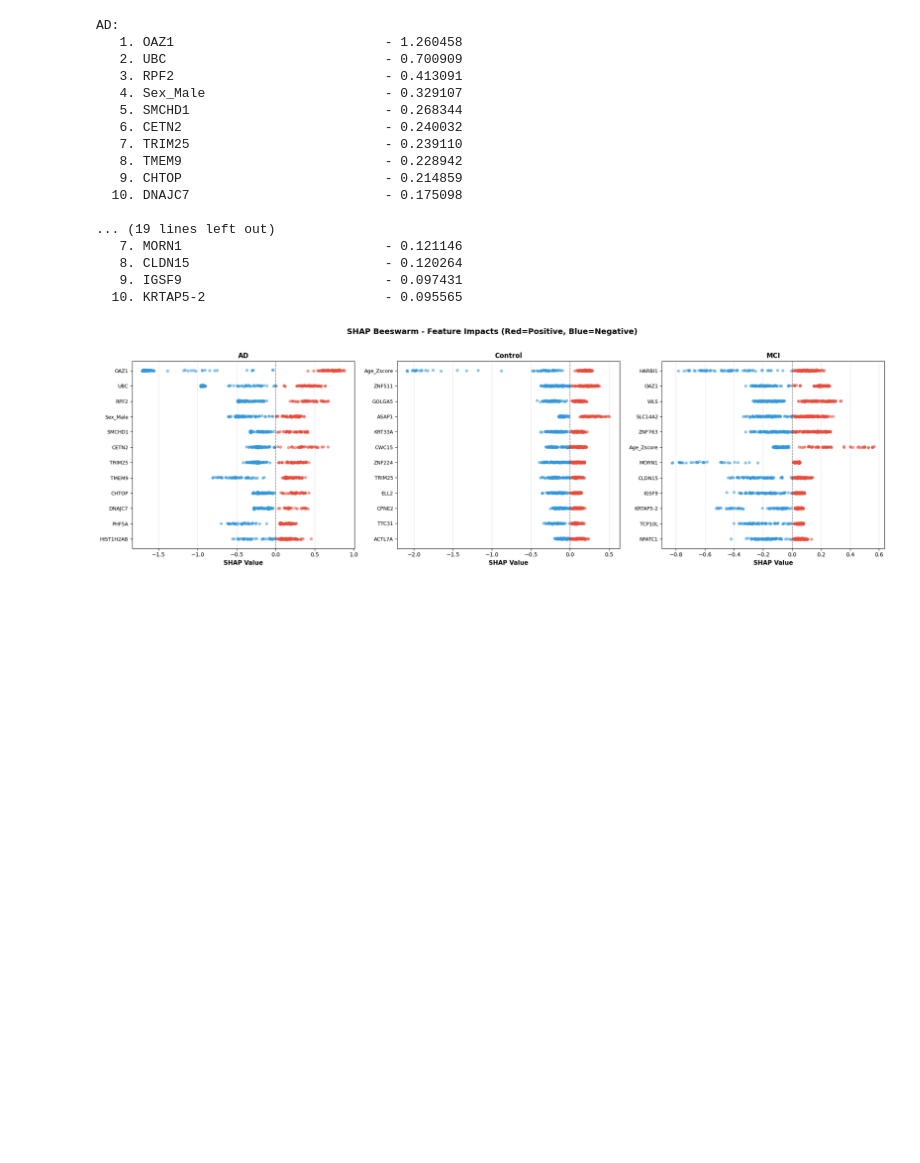
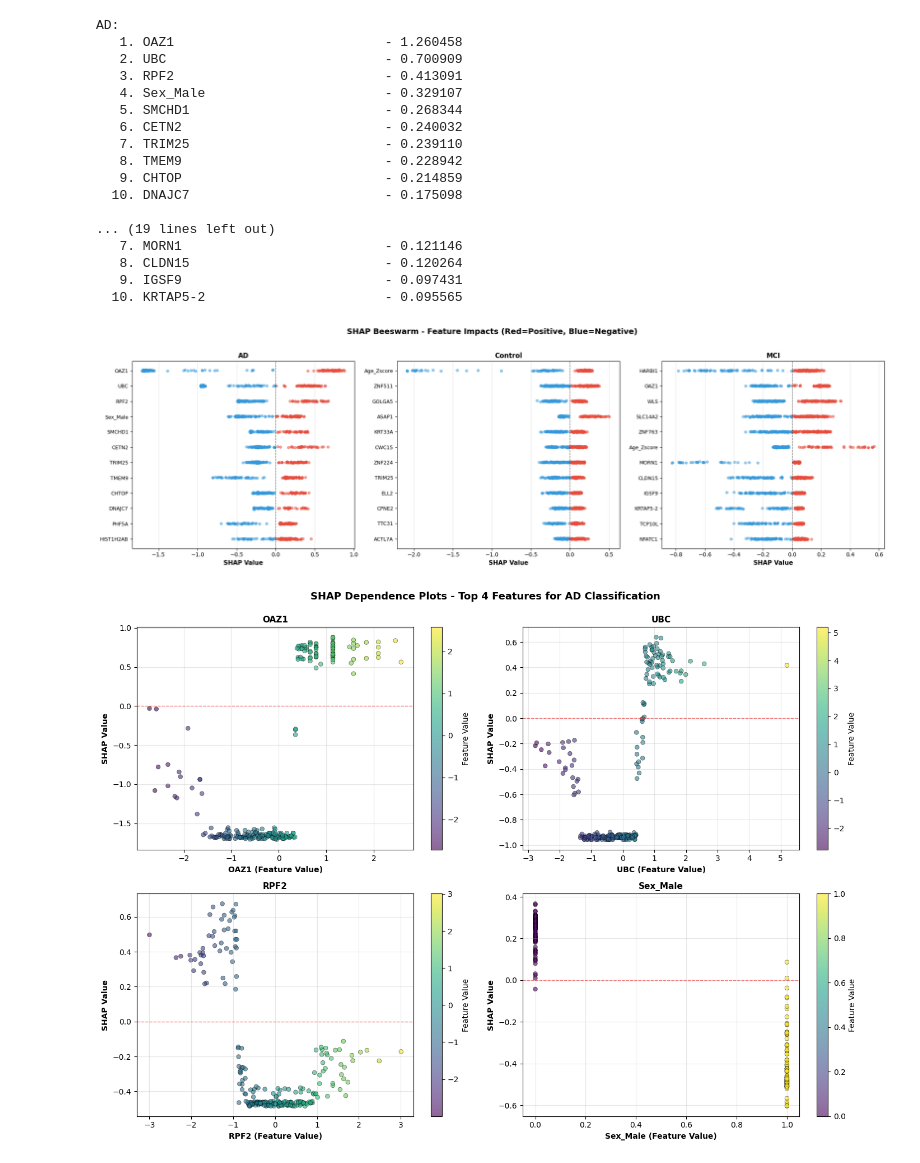
Before and after one commit to bkiritom8/ML-Course-Project, a Jupyter notebook: Modelling.ipynb, the cells around one changed output. Cells and saved outputs as stored; diff of their text form; code cells hidden in the pictures; blank space fills up the shorter version.

Commit message:
SHAP dependence plots - top 4 AD features showing non-linear relationships

```diff
--- a/Modelling.ipynb
+++ b/Modelling.ipynb
@@ -922,3 +922,35 @@ plt.savefig('02_shap_beeswarm.png', dpi=300, bbox_inches='tight')
 plt.show()
 # %% [output]
 [figure]
+# %%
+fig, axes = plt.subplots(2, 2, figsize=(14, 10))
+axes = axes.flatten()
+
+# Use AD class (index 0)
+sv_ad = shap_values_by_class[0]
+importance_ad = np.abs(sv_ad).mean(axis=0)
+top_4_indices = np.argsort(importance_ad)[-4:][::-1]
+
+for idx, (ax, feat_idx) in enumerate(zip(axes, top_4_indices)):
+    shap_vals = sv_ad[:, feat_idx]
+    feature_vals = X_test.iloc[:, feat_idx].values
+
+    # Create scatter plot colored by feature value
+    scatter = ax.scatter(feature_vals, shap_vals, c=feature_vals, cmap='viridis',
+                        alpha=0.6, s=30, edgecolors='black', linewidth=0.5)
+
+    ax.set_xlabel(f'{X_test.columns[feat_idx]} (Feature Value)', fontsize=10, fontweight='bold')
+    ax.set_ylabel('SHAP Value', fontsize=10, fontweight='bold')
+    ax.set_title(f'{X_test.columns[feat_idx]}', fontweight='bold', fontsize=11)
+    ax.grid(alpha=0.3)
+    ax.axhline(y=0, color='red', linestyle='--', linewidth=1, alpha=0.5)
+
+    cbar = plt.colorbar(scatter, ax=ax, label='Feature Value')
+
+plt.suptitle('SHAP Dependence Plots - Top 4 Features for AD Classification',
+             fontsize=13, fontweight='bold', y=0.995)
+plt.tight_layout()
+plt.savefig('03_shap_dependence.png', dpi=300, bbox_inches='tight')
+plt.show()
+# %% [output]
+[figure, added]
```
Also changed, not shown: 1 other file.
